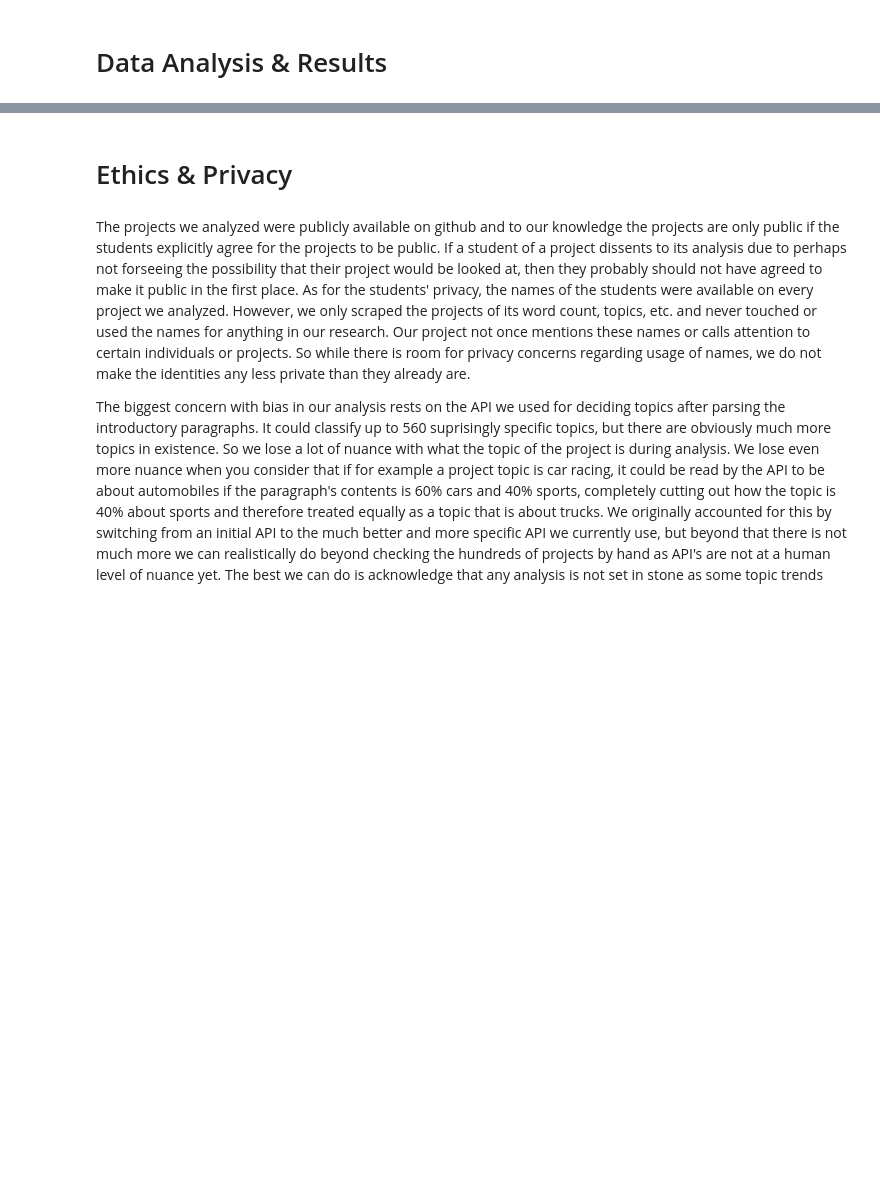
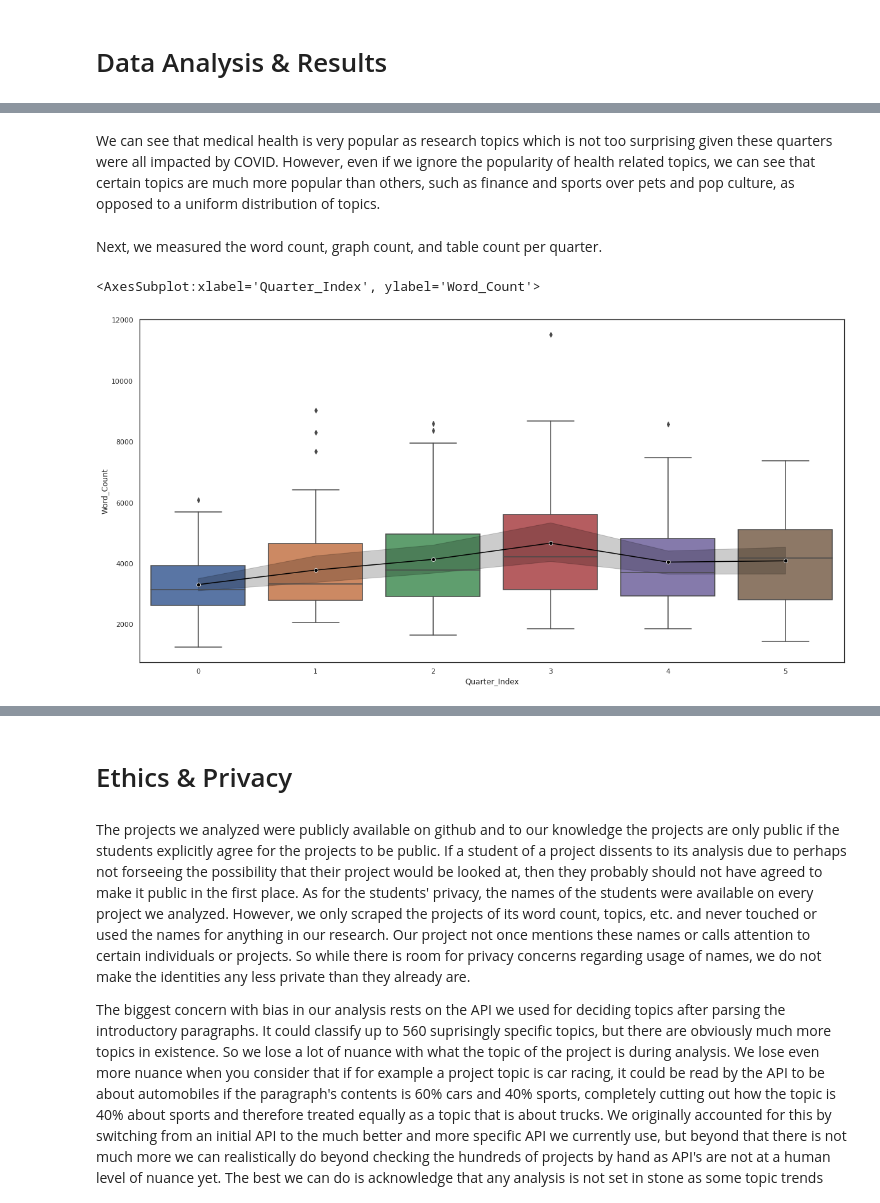
Before and after one commit to jchung01/COGS108-Project-Copy, a Jupyter notebook: FinalProjectGroup096-Fa21.ipynb, the cells around one changed output, grey strips where cells are left out. Saved outputs shown, nothing was run; the diff lists cells and outputs as text; code cells hidden in the pictures; blank space fills up the shorter version.

```diff
--- a/FinalProjectGroup096-Fa21.ipynb
+++ b/FinalProjectGroup096-Fa21.ipynb
@@ -71,0 +304,10 @@ Include cells that describe the steps in your data analysis.
+# %% [markdown]
+We can see that medical health is very popular as research topics which is not too surprising given these quarters were all impacted by COVID. However, even if we ignore the popularity of health related topics, we can see that certain topics are much more popular than others, such as finance and sports over pets and pop culture, as opposed to a uniform distribution of topics.
+# %% [markdown]
+Next, we measured the word count, graph count, and table count per quarter.
+# %%
+sns.boxplot(x='Quarter_Index', y='Word_Count', data=df)
+sns.lineplot(x='Quarter_Index', y='Word_Count', data=df, marker="o" ,color ='black')
+# %% [output]
+<AxesSubplot:xlabel='Quarter_Index', ylabel='Word_Count'>
+[figure, added]
```
Also changed, not shown: parts of 68 cells of this notebook, 2 other files.
